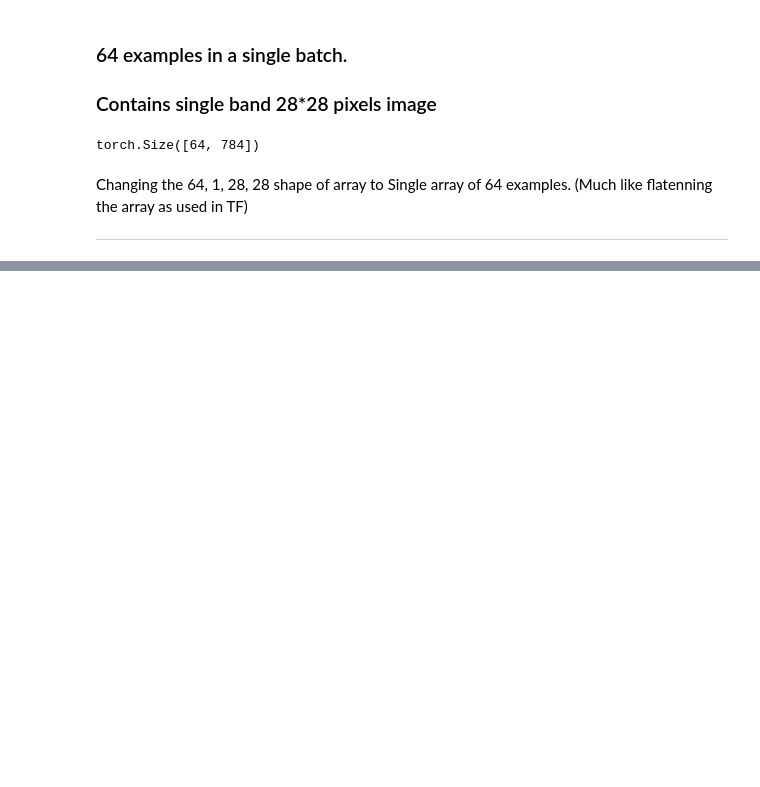
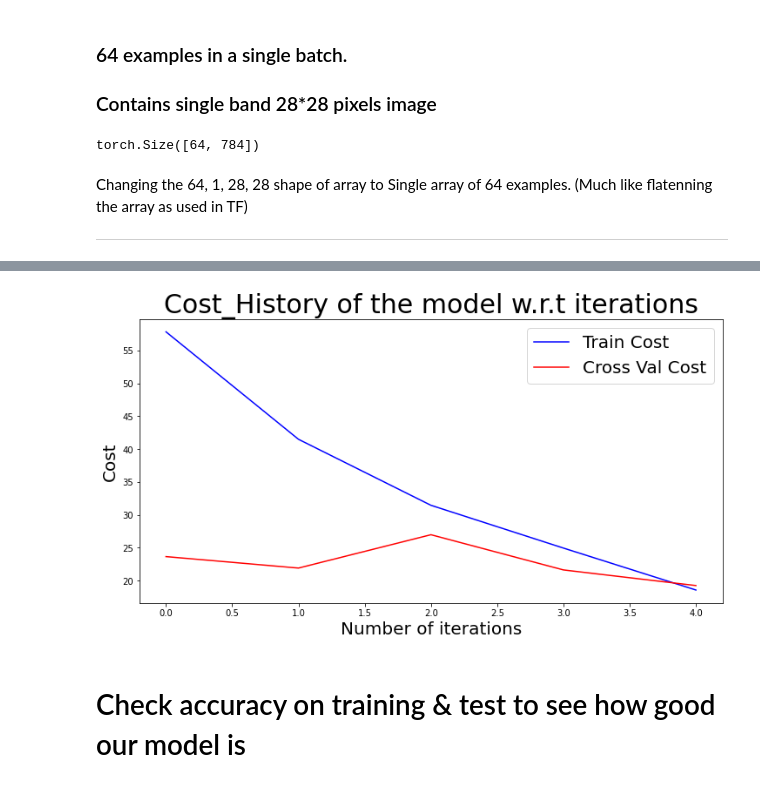
Before and after one commit to PascalRai/Learning_projects, a Jupyter notebook: Ytube.ipynb, the cells around one changed output, grey strips where cells are left out. Saved outputs shown, nothing was run; the diff lists cells and outputs as text; code cells hidden in the pictures; blank space fills up the shorter version.

```diff
--- a/Ytube.ipynb
+++ b/Ytube.ipynb
@@ -18,12 +18,14 @@ import torchvision.transforms as transforms
 class NN(nn.Module):
   def __init__(self, input_size, num_classes): # (28*28 pixal image)
     super(NN, self).__init__()  # Calls the initialization method of the parent class (nn.module)
-    self.fc1 = nn.Linear(input_size, 50)
-    self.fc2 = nn.Linear(50, num_classes)
+    self.fc1 = nn.Linear(input_size, 256)
+    self.fc2 = nn.Linear(256, 128)
+    self.fc3 = nn.Linear(128, num_classes)
 
   def forward(self, x):
     x = F.relu(self.fc1(x))
-    x = self.fc2(x)
+    x = F.relu(self.fc2(x))
+    x = self.fc3(x)
     return x
 # %% [markdown]
 # Set device
@@ -40,7 +42,7 @@ input_size = 784
 num_classes = 10
 learning_rate = 0.001
 batch_size = 64
-num_eppochs = 10
+num_eppochs = 7
 # %% [markdown]
 # Load Data
 # %%
@@ -114,7 +115,10 @@ ___
 # %%
+train_hist = []
+valid_hist = []
 for epoch in range(num_eppochs):
-  running_loss = 0.0
-  for batch_idx, (data, targets) in enumerate(train_loader):
+  running_tloss = 0.0
+  running_vloss = 0.0
+  for batch_idx, (data, targets) in enumerate(tqdm(train_loader)):
     data = data.to(device = device) # tensor to data that is used by cuda
     targets = targets.to(device = device)
 
@@ -131,7 +135,20 @@ for epoch in range(num_eppochs):
 
     # gradient descent or adam step
     optimizer.step()
-    running_loss += loss.item()
+    running_tloss += loss.item()
+
+  train_hist.append(running_tloss)
+  for data, labels in valid_loader:
+    data = data.to(device = device) # tensor to data that is used by cuda
+    labels = labels.to(device = device)
+    data = data.reshape(data.shape[0], -1)
+
+    # forward
+    scores = model(data)
+    loss = criterion(scores, labels)
+
+    running_vloss += loss.item()
+  valid_hist.append(running_vloss)
   # display statistics
-  print(f'[{epoch + 1}, {batch_idx + 1:5d}] loss: {running_loss:.5f}')
+  print(f'[{epoch + 1}, {batch_idx + 1:5d}] t_loss: {running_tloss:.5f} v_loss: {running_vloss:.5f}')
 # %% [output]
@@ -147,0 +162,13 @@ for epoch in range(num_eppochs):
+# %%
+fig, ax = plt.subplots(figsize = (12,6))
+ax = plt.plot(train_hist[2:], color = 'Blue')
+ax = plt.plot(valid_hist[2:], color = 'red')
+plt.title('Cost_History of the model w.r.t iterations', fontsize = 30)
+plt.xlabel('Number of iterations', fontsize = 20)
+plt.ylabel('Cost', fontsize = 20)
+plt.legend(['Train Cost', 'Cross Val Cost'], fontsize = 20)
+plt.show()
+# %% [output]
+[figure, added]
+# %% [markdown]
+# Check accuracy on training & test to see how good our model is
```
Also changed, not shown: parts of 9 cells of this notebook.
